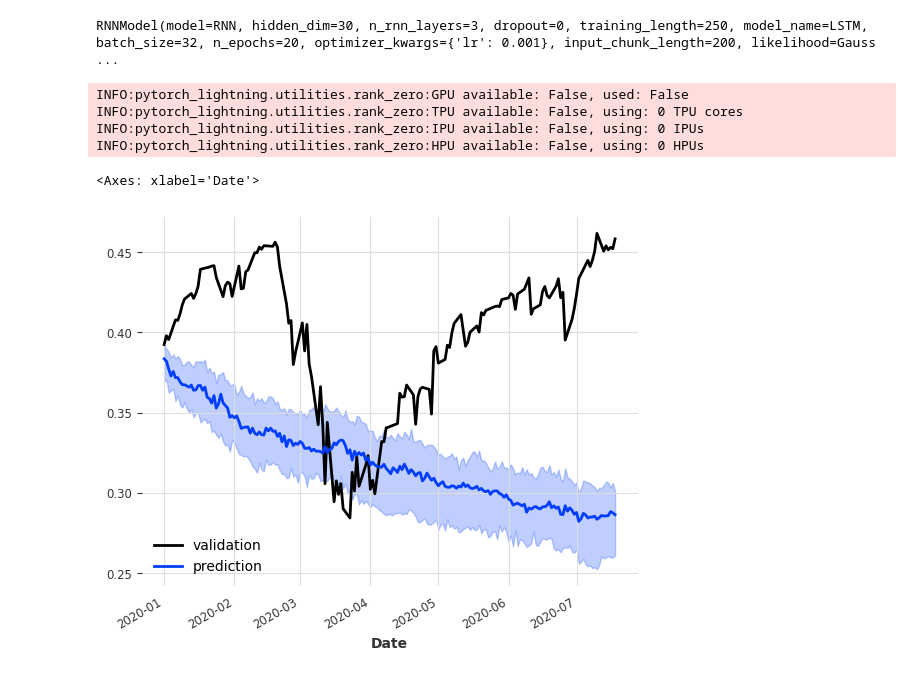
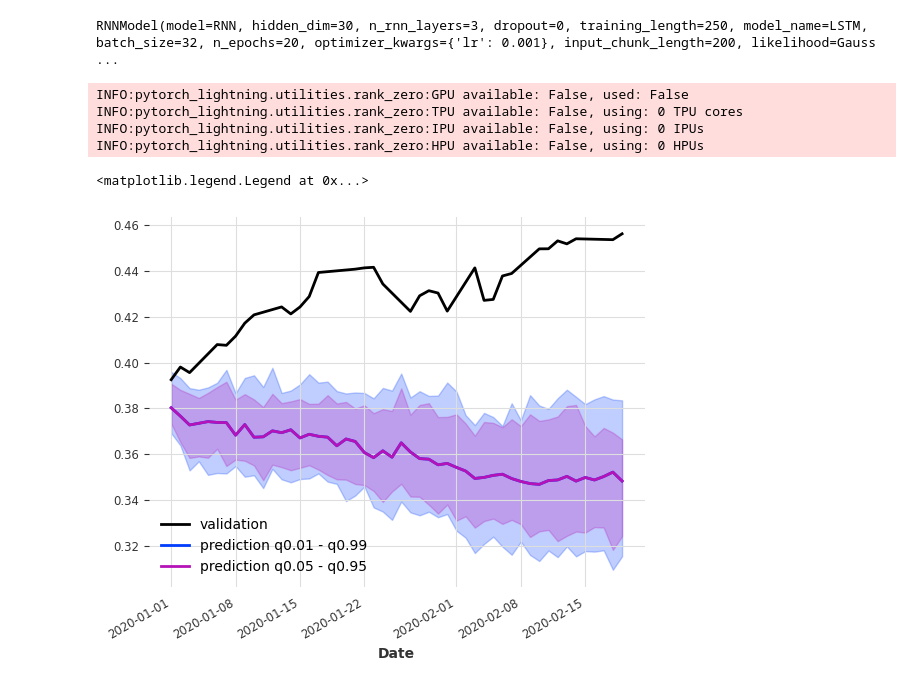
Before and after one commit to Emsh1379/Stock_prediction, a Jupyter notebook: Stock_prediction.ipynb, the cells around one changed output. Cells and saved outputs as stored; diff of their text form; code cells hidden in the pictures.

```diff
--- a/Stock_prediction.ipynb
+++ b/Stock_prediction.ipynb
@@ -573,3 +577,11 @@ from darts.utils.missing_values import fill_missing_values
 from darts import TimeSeries
 from darts.utils.timeseries_generation import datetime_attribute_timeseries
 from darts.metrics import mae,mape
+# %%
+ms = yf.download("GOOG",
+            start = "2012-01-01",
+            end ="2021-12-31",
+            progress = False )
+df = ms[["Adj Close","Open","Close","High","Low"]].round(3)
+df['Date']= df.index
+df.head()
@@ -672,13 +694,15 @@ INFO:pytorch_lightning.callbacks.model_summary:
 INFO:pytorch_lightning.utilities.rank_zero:`Trainer.fit` stopped: `max_epochs=20` reached.
 RNNModel(model=RNN, hidden_dim=30, n_rnn_layers=3, dropout=0, training_length=250, model_name=LSTM, batch_size=32, n_epochs=20, optimizer_kwargs={'lr': 0.001}, input_chunk_length=200, likelihood=Gauss ...
 # %%
-pred = df_rnn_model.predict(50,num_samples=50,future_covariates=fut_cuv_transformed)
-val_ts.slice_intersect(pred).plot(label="validation")
-pred.plot(label="prediction")
+pred_ts = df_rnn_model.predict(50,num_samples=50,future_covariates=fut_cuv_transformed)
+val_ts.slice_intersect(pred_ts).plot(label="validation")
+pred_ts.plot(label="prediction q0.01 - q0.99",low_quantile=0.01, high_quantile=0.99)
+pred_ts.plot(label="prediction q0.05 - q0.95",low_quantile=0.05, high_quantile=0.95)
+plt.legend()
 # %% [output]
 INFO:pytorch_lightning.utilities.rank_zero:GPU available: False, used: False
 INFO:pytorch_lightning.utilities.rank_zero:TPU available: False, using: 0 TPU cores
 INFO:pytorch_lightning.utilities.rank_zero:IPU available: False, using: 0 IPUs
 INFO:pytorch_lightning.utilities.rank_zero:HPU available: False, using: 0 HPUs
-<Axes: xlabel='Date'>
+<matplotlib.legend.Legend at 0x...>
-[figure, old version]
+[figure, new version]
```
Also changed, not shown: parts of 6 cells of this notebook.
